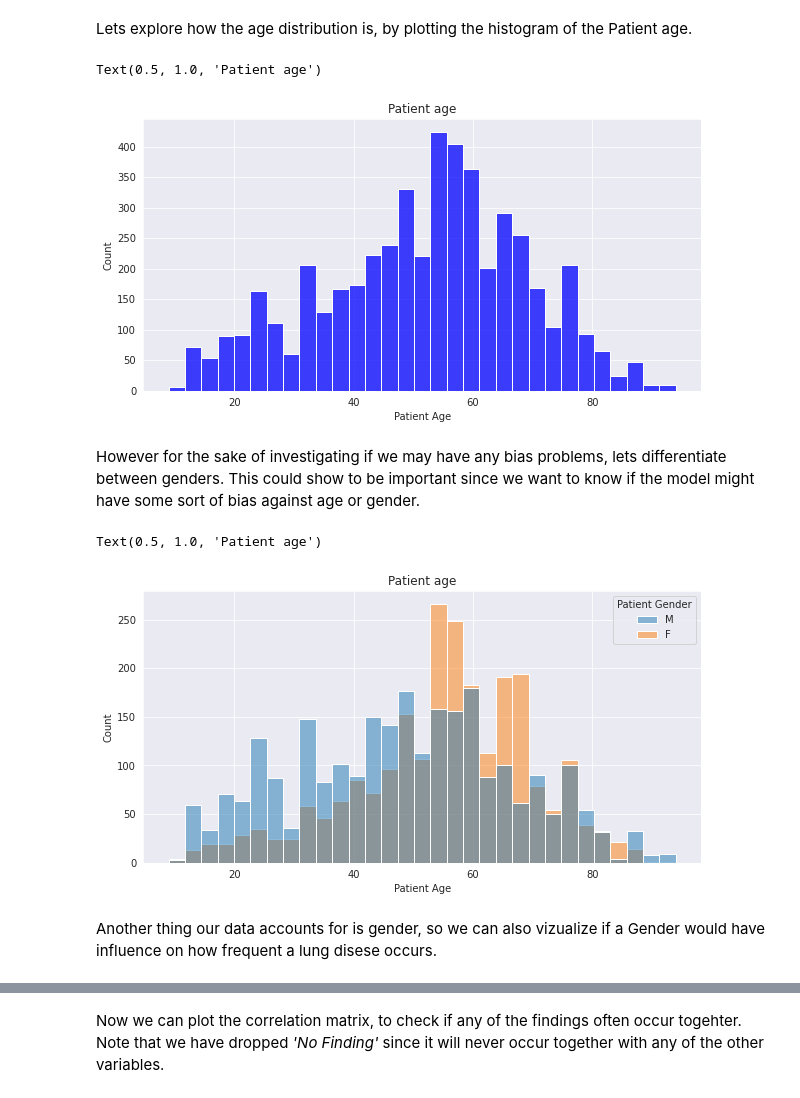
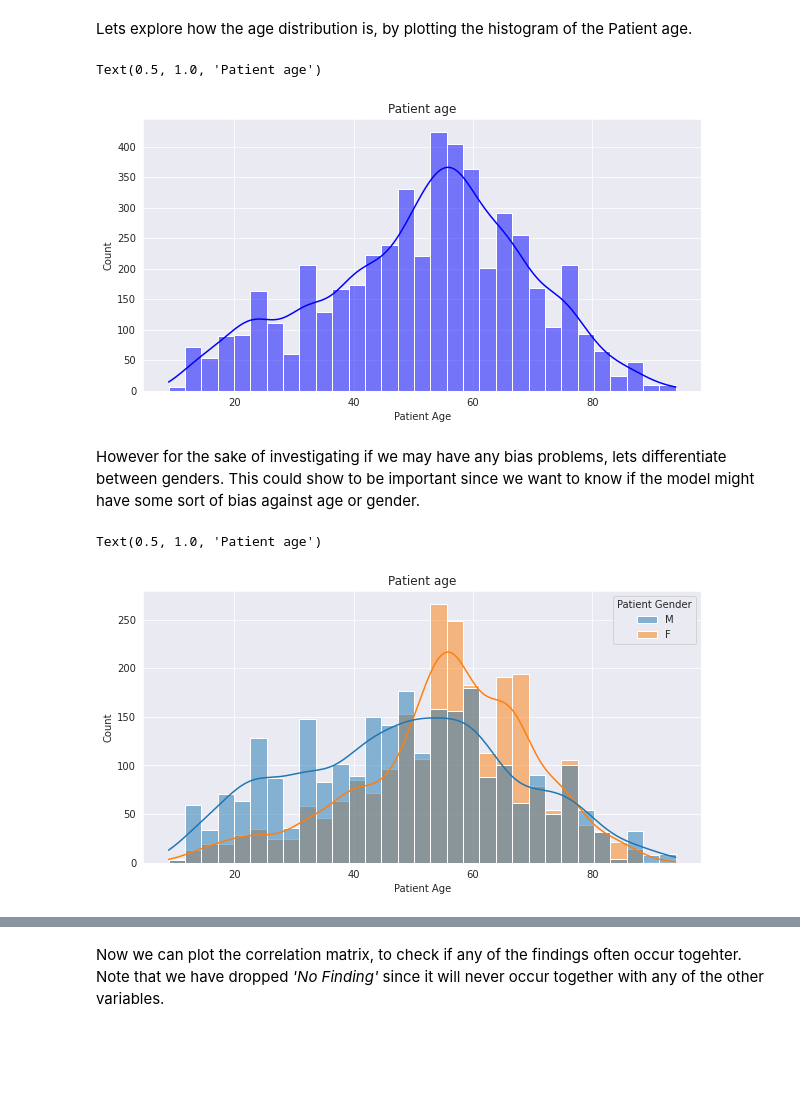
Before and after one commit to yeric1789/CMSC320_Final_Project, a Jupyter notebook: NoteBookFinalProject.ipynb, the cells around one changed output, grey strips where cells are left out. Saved outputs shown, nothing was run; the diff lists cells and outputs as text; code cells hidden in the pictures; blank space fills up the shorter version.

```diff
--- a/NoteBookFinalProject.ipynb
+++ b/NoteBookFinalProject.ipynb
@@ -124,18 +125,16 @@ df_minority_upsampled = resample(df_minority,
 # %% [markdown]
 Lets explore how the age distribution is, by plotting the histogram of the Patient age.
 # %%
-sns.histplot(data = data,x = 'Patient Age',color = 'b')
+sns.histplot(data = data,x = 'Patient Age',color = 'b',kde=True)
 plt.title("Patient age")
 # %% [output]
 Text(0.5, 1.0, 'Patient age')
-[figure, old version]
+[figure, new version]
 # %% [markdown]
 However for the sake of investigating if we may have any bias problems, lets differentiate between genders. This could show to be important since we want to know if the model might have some sort of bias against age or gender.
 # %%
-sns.histplot(data = data,x = 'Patient Age', hue = 'Patient Gender')
+sns.histplot(data = data,x = 'Patient Age', hue = 'Patient Gender',kde=True)
 plt.title("Patient age")
 # %% [output]
 Text(0.5, 1.0, 'Patient age')
-[figure, old version]
+[figure, new version]
-# %% [markdown]
-Another thing our data accounts for is gender, so we can also vizualize if a Gender would have influence on how frequent a lung disese occurs.
```
Also changed, not shown: parts of 23 cells of this notebook.
